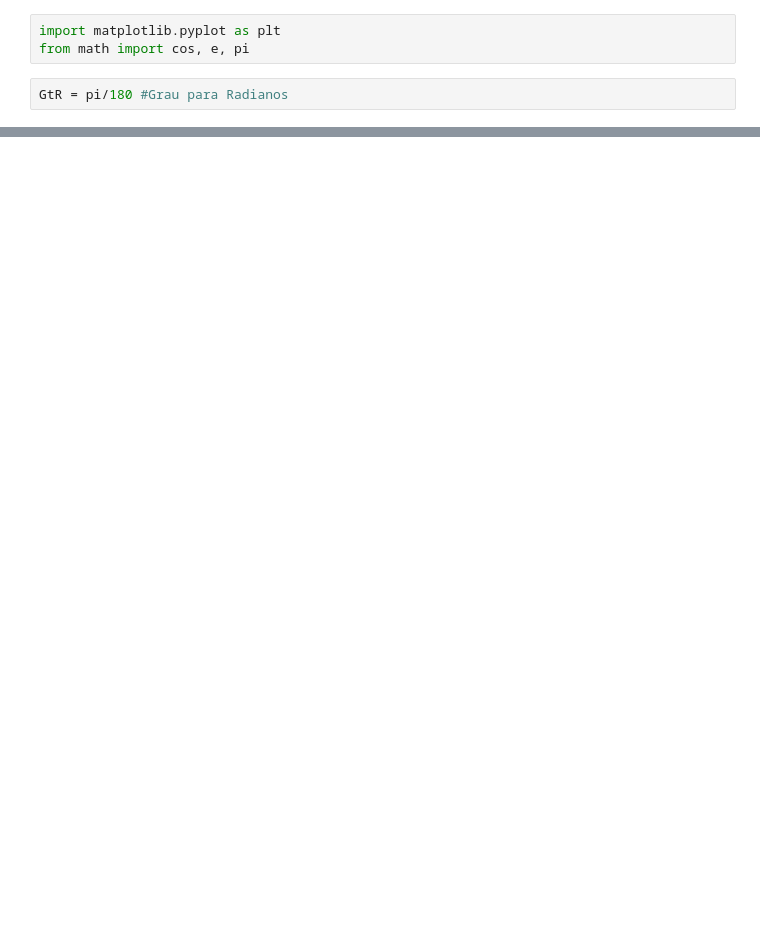
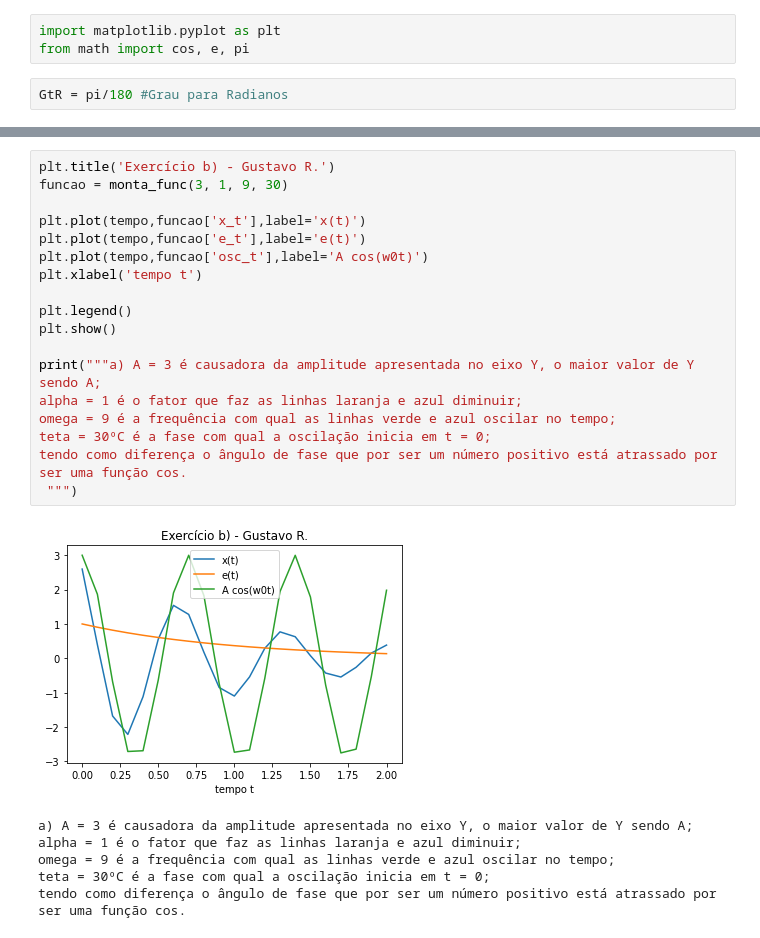
Before and after one commit to GusRigor/Sistema-e-Sinais, a Jupyter notebook: Atividade 1/aula1.ipynb, the cells around one changed output, grey strips where cells are left out. Drawn from its saved outputs; the diff is of its cells as text; blank space fills up the shorter version.

```diff
--- a/Atividade 1/aula1.ipynb
+++ b/Atividade 1/aula1.ipynb
@@ -51,0 +50,25 @@ A)
+# %%
+plt.title('Exercício b) - Gustavo R.')
+funcao = monta_func(3, 1, 9, 30)
+
+plt.plot(tempo,funcao['x_t'],label='x(t)')
+plt.plot(tempo,funcao['e_t'],label='e(t)')
+plt.plot(tempo,funcao['osc_t'],label='A cos(w0t)')
+plt.xlabel('tempo t')
+
+plt.legend()
+plt.show()
+
+print("""a) A = 3 é causadora da amplitude apresentada no eixo Y, o maior valor de Y sendo A;
+alpha = 1 é o fator que faz as linhas laranja e azul diminuir;
+omega = 9 é a frequência com qual as linhas verde e azul oscilar no tempo;
+teta = 30ºC é a fase com qual a oscilação inicia em t = 0;
+tendo como diferença o ângulo de fase que por ser um número positivo está atrassado por ser uma função cos.
+ """)
+# %% [output]
+[figure, added]
+a) A = 3 é causadora da amplitude apresentada no eixo Y, o maior valor de Y sendo A;
+alpha = 1 é o fator que faz as linhas laranja e azul diminuir;
+omega = 9 é a frequência com qual as linhas verde e azul oscilar no tempo;
+teta = 30ºC é a fase com qual a oscilação inicia em t = 0;
+tendo como diferença o ângulo de fase que por ser um número positivo está atrassado por ser uma função cos.
```
Also changed, not shown: parts of 6 cells of this notebook.
